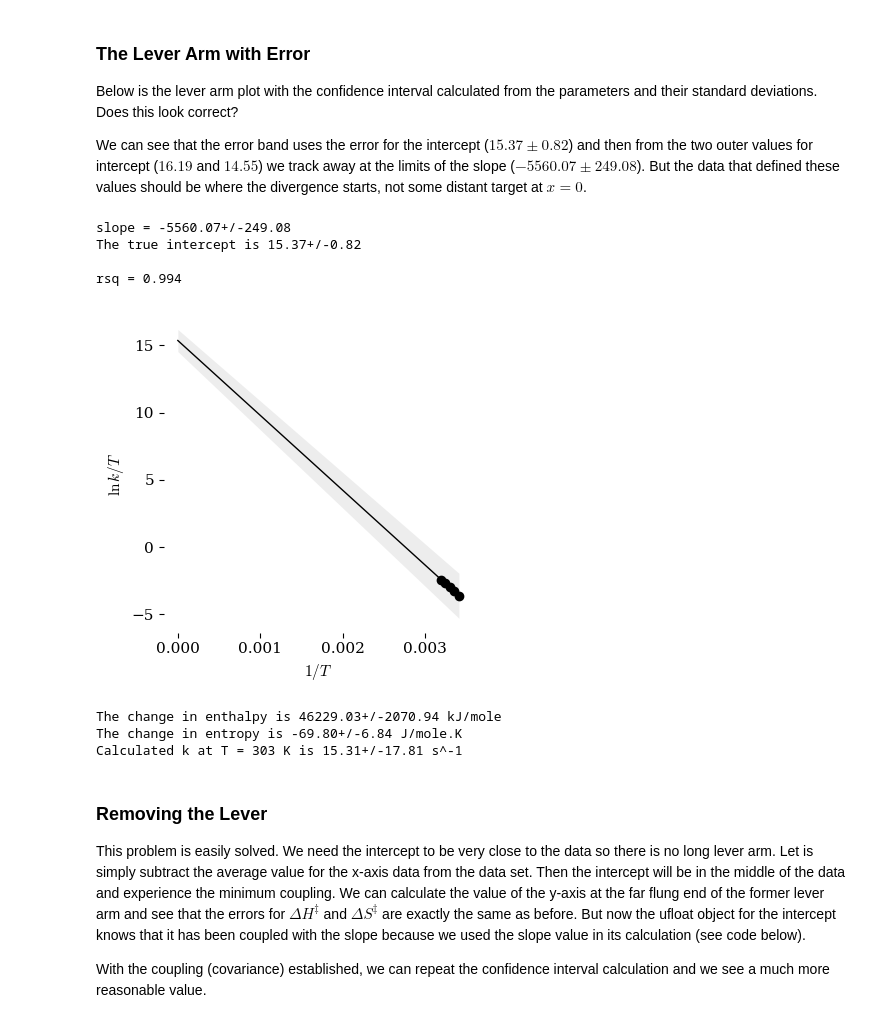
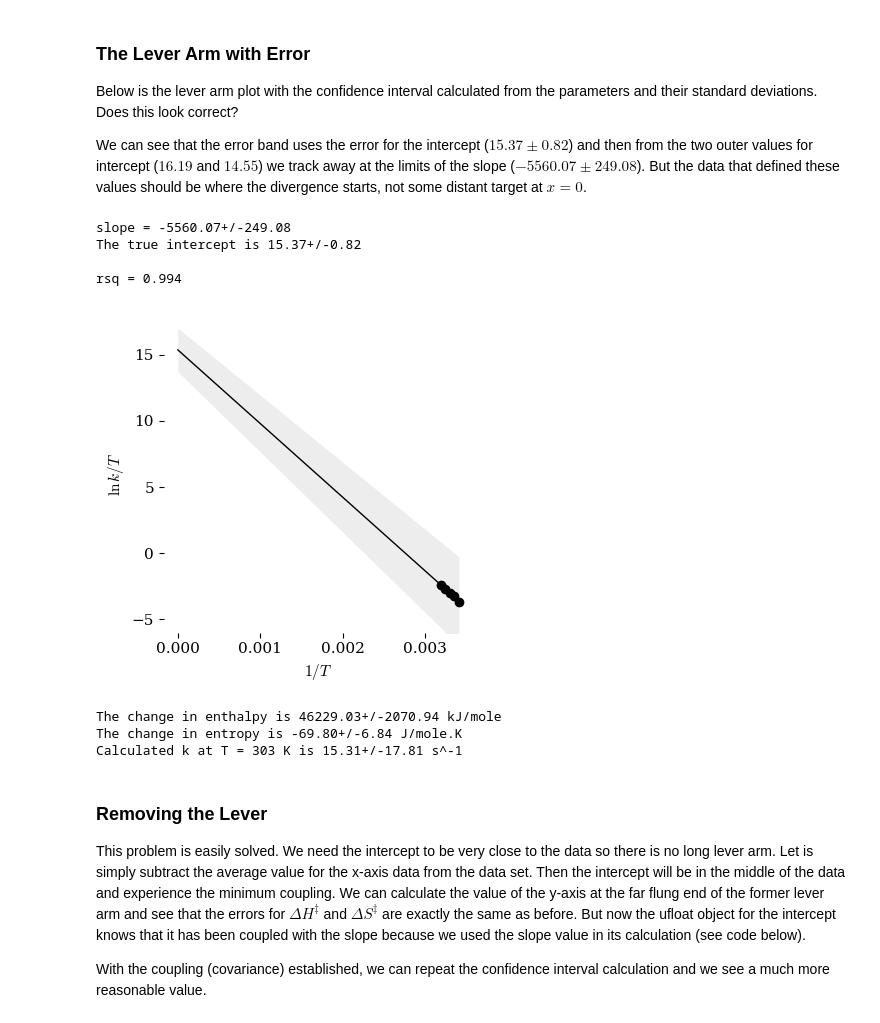
Before and after one commit to blinkletter/PythonPresentation, a Jupyter notebook: 03A-Eyring_Exercises_1_simple.ipynb, the cells around one changed output. Saved outputs shown, nothing was run; the diff lists cells and outputs as text; code cells hidden in the pictures.

```diff
--- a/03A-Eyring_Exercises_1_simple.ipynb
+++ b/03A-Eyring_Exercises_1_simple.ipynb
@@ -27,10 +27,10 @@ import uncertainties as un               # for handling uncertain numbers
 from uncertainties import unumpy as unp  # a replacement for numpy that uses
                                          #  uncertainty values
 
-#location_data = "data/"         ## Use either local folder or github folder.
-#location_styles = "styles/"     ## Use github locations for Colab
-location_data = "https://raw.githubusercontent.com/blinkletter/PythonPresentation/main/data/"
-location_styles = "https://raw.githubusercontent.com/blinkletter/PythonPresentation/main/styles/"
+location_data = "data/"         ## Use either local folder or github folder.
+location_styles = "styles/"     ## Use github locations for Colab
+#location_data = "https://raw.githubusercontent.com/blinkletter/PythonPresentation/main/data/"
+#location_styles = "https://raw.githubusercontent.com/blinkletter/PythonPresentation/main/styles/"
 
 size = (4,4)    # size of plots
 # %% [output]
@@ -337,13 +338,13 @@ print()
 print(f"rsq = {rsq:0.3f}")
 
 #### calculate y-values using best fit parameters
-sigma = 1
+sigma = 2
 x_0 = np.linspace(0,np.max(x),100)
 
 
 best_fit_y = slope * x_0 + intercept     # ufloat.n gives the nominal value
-best_fit_y_upper = (slope-slope_stderr*sigma) * x_0 + (intercept-int_stderr)     # ufloat.n gives the nominal value
-best_fit_y_lower = (slope+slope_stderr*sigma) * x_0 + (intercept+int_stderr)     # ufloat.n gives the nominal value
+best_fit_y_upper = (slope-slope_stderr*sigma) * x_0 + (intercept-int_stderr*sigma)     # ufloat.n gives the nominal value
+best_fit_y_lower = (slope+slope_stderr*sigma) * x_0 + (intercept+int_stderr*sigma)     # ufloat.n gives the nominal value
 
 
 ### Plot data and line-fit
@@ -364,35 +365,37 @@ plt.fill_between(x_0, best_fit_y_upper, best_fit_y_lower,
 
 
 #plt.xticks([0.0032,0.0033,0.0034])         # there were too many x labels
+plt.ylim(-6,18)
+
 plt.xlabel(r"${1/T}$")
 plt.ylabel(r"$\ln{k/T}$")
 plt.savefig("plots/3A-04.pdf")
 plt.show()                                       # show plot (and clear)
 
 
 ### calculate thermodynamic parameters
 R = scipy.constants.R
 kb = scipy.constants.k
 h = scipy.constants.h
 kappa = 1
 
 dH = -slope_unc * R
 dS = (intercept_true - np.log(kb/h)) * R
 
 print(f"The change in enthalpy is {dH:0.2f} kJ/mole")
 print(f"The change in entropy is {dS:0.2f} J/mole.K")
 
 ## calculate k from Erying plot parameters.
 Temp = 303
 kobs = (kappa * kb / h) * Temp * unp.exp(-dH/(R*Temp)) * unp.exp(dS/R)
 
 print(f"Calculated k at T = {Temp} K is {kobs:0.2f} s^-1")
 # %% [output]
 slope = -5560.07+/-249.08
 The true intercept is 15.37+/-0.82
 
 rsq = 0.994
-[figure, old version]
+[figure, new version]
 The change in enthalpy is 46229.03+/-2070.94 kJ/mole
 The change in entropy is -69.80+/-6.84 J/mole.K
 Calculated k at T = 303 K is 15.31+/-17.81 s^-1
```
Also changed, not shown: parts of 5 cells of this notebook, 24 other files.
